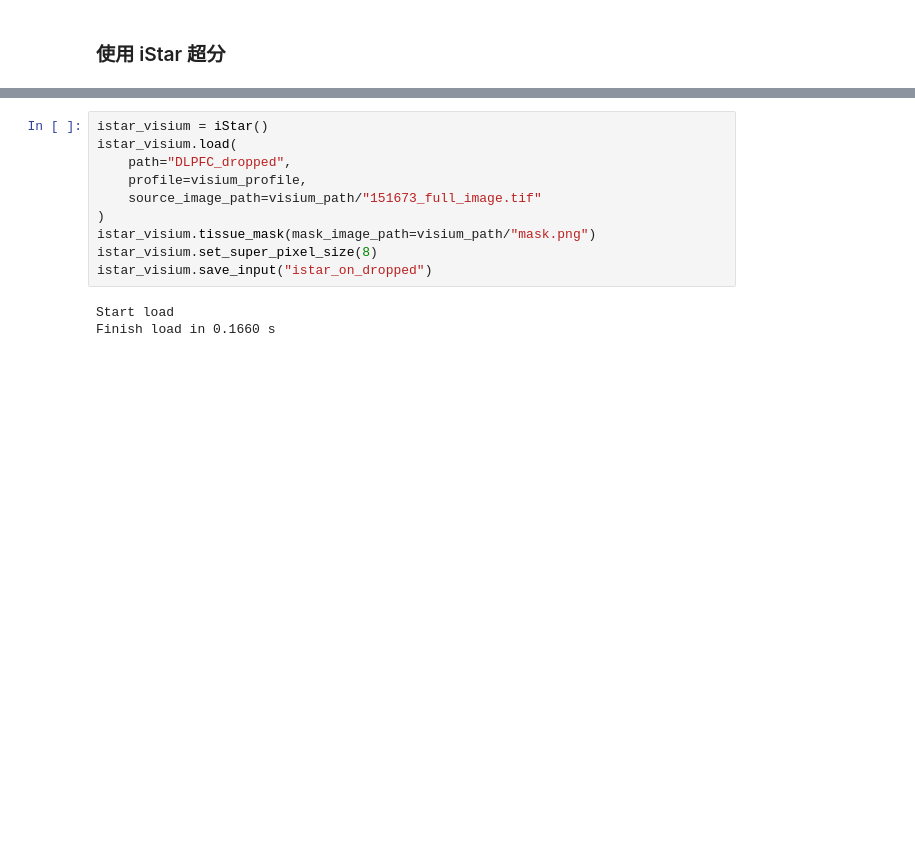
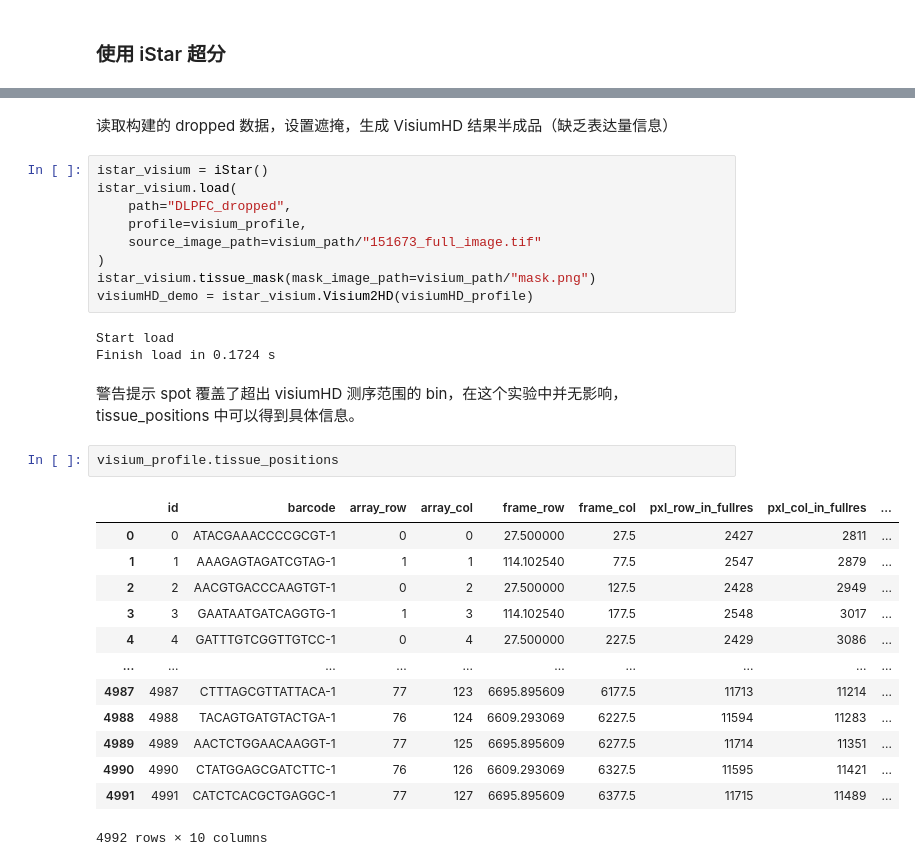
Before and after one commit to Yirios/SuperResolvedST-Pipline, a Jupyter notebook: analyses/Drop_Visium.ipynb, the cells around one changed output, grey strips where cells are left out. Drawn from its saved outputs; the diff is of its cells as text; blank space fills up the shorter version.

Commit message:
modified:   Run-iStar.sh 	modified:   analyses/Drop_Visium.ipynb 	modified:   datasets.py 	modified:   models.py 	modified:   profiles.py 	modified:   utility.py

```diff
--- a/analyses/Drop_Visium.ipynb
+++ b/analyses/Drop_Visium.ipynb
@@ -57,3 +76,5 @@ Finish save in 1.3274 s
+# %% [markdown]
+读取构建的 dropped 数据，设置遮掩，生成 VisiumHD 结果半成品（缺乏表达量信息）
 # %%
 istar_visium = iStar()
 istar_visium.load(
@@ -62,8 +83,25 @@ istar_visium.load(
     source_image_path=visium_path/"151673_full_image.tif"
 )
 istar_visium.tissue_mask(mask_image_path=visium_path/"mask.png")
-istar_visium.set_super_pixel_size(8)
-istar_visium.save_input("istar_on_dropped")
+visiumHD_demo = istar_visium.Visium2HD(visiumHD_profile)
 # %% [output]
 Start load
-Finish load in 0.1660 s
+Finish load in 0.1724 s
+# %% [markdown]
+警告提示 spot 覆盖了超出 visiumHD 测序范围的 bin，在这个实验中并无影响，tissue_positions 中可以得到具体信息。
+# %%
+visium_profile.tissue_positions
+# %% [output]
+|  | id | barcode | array_row | array_col | frame_row | frame_col | pxl_row_in_fullres | pxl_col_in_fullres | ... |
+| 0 | 0 | ATACGAAACCCCGCGT-1 | 0 | 0 | 27.500000 | 27.5 | 2427 | 2811 | ... |
+| 1 | 1 | AAAGAGTAGATCGTAG-1 | 1 | 1 | 114.102540 | 77.5 | 2547 | 2879 | ... |
+| 2 | 2 | AACGTGACCCAAGTGT-1 | 0 | 2 | 27.500000 | 127.5 | 2428 | 2949 | ... |
+| 3 | 3 | GAATAATGATCAGGTG-1 | 1 | 3 | 114.102540 | 177.5 | 2548 | 3017 | ... |
+| 4 | 4 | GATTTGTCGGTTGTCC-1 | 0 | 4 | 27.500000 | 227.5 | 2429 | 3086 | ... |
+| ... | ... | ... | ... | ... | ... | ... | ... | ... | ... |
+| 4987 | 4987 | CTTTAGCGTTATTACA-1 | 77 | 123 | 6695.895609 | 6177.5 | 11713 | 11214 | ... |
+| 4988 | 4988 | TACAGTGATGTACTGA-1 | 76 | 124 | 6609.293069 | 6227.5 | 11594 | 11283 | ... |
+| 4989 | 4989 | AACTCTGGAACAAGGT-1 | 77 | 125 | 6695.895609 | 6277.5 | 11714 | 11351 | ... |
+| 4990 | 4990 | CTATGGAGCGATCTTC-1 | 76 | 126 | 6609.293069 | 6327.5 | 11595 | 11421 | ... |
+| 4991 | 4991 | CATCTCACGCTGAGGC-1 | 77 | 127 | 6695.895609 | 6377.5 | 11715 | 11489 | ... |
+4992 rows × 10 columns
```
Also changed, not shown: parts of 20 cells of this notebook, 5 other files.
